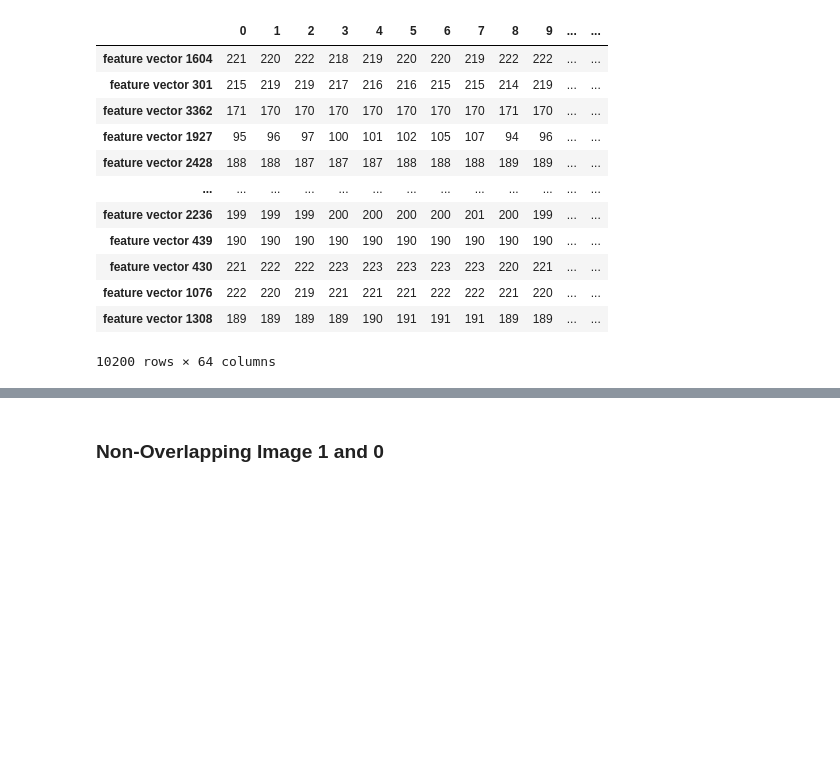
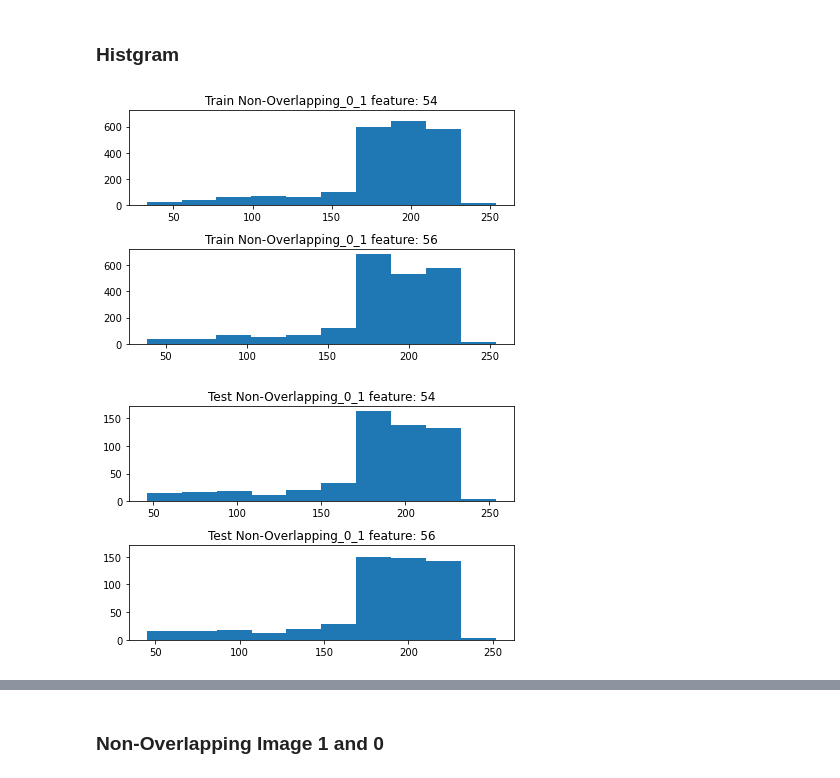
Before and after one commit to vathanahim/image_analysis, a Jupyter notebook: Part_2/code/Assignment2.ipynb, the cells around one changed output, grey strips where cells are left out. Drawn from its saved outputs; the diff is of its cells as text; code cells hidden in the pictures; blank space fills up the shorter version.

```diff
--- a/Part_2/code/Assignment2.ipynb
+++ b/Part_2/code/Assignment2.ipynb
@@ -12,22 +14,6 @@ df_nonoverlapping_01 = pd.read_csv('../data/nonoverlapping/img_0_1.csv', index_c
 df_nonoverlapping_012 = pd.read_csv('../data/nonoverlapping/img_0_1_2.csv', index_col=0)
 df_overlapping_01 = pd.read_csv('../data/overlapping/image01.csv', index_col=0)
 df_overlapping_012 = pd.read_csv('../data/overlapping/image012.csv', index_col=0)
-# %%
-df_overlapping_012.iloc[:,:64]
-# %% [output]
-|  | 0 | 1 | 2 | 3 | 4 | 5 | 6 | 7 | 8 | 9 | ... | ... |
-| feature vector 1604 | 221 | 220 | 222 | 218 | 219 | 220 | 220 | 219 | 222 | 222 | ... | ... |
-| feature vector 301 | 215 | 219 | 219 | 217 | 216 | 216 | 215 | 215 | 214 | 219 | ... | ... |
-| feature vector 3362 | 171 | 170 | 170 | 170 | 170 | 170 | 170 | 170 | 171 | 170 | ... | ... |
-| feature vector 1927 | 95 | 96 | 97 | 100 | 101 | 102 | 105 | 107 | 94 | 96 | ... | ... |
-| feature vector 2428 | 188 | 188 | 187 | 187 | 187 | 188 | 188 | 188 | 189 | 189 | ... | ... |
-| ... | ... | ... | ... | ... | ... | ... | ... | ... | ... | ... | ... | ... |
-| feature vector 2236 | 199 | 199 | 199 | 200 | 200 | 200 | 200 | 201 | 200 | 199 | ... | ... |
-| feature vector 439 | 190 | 190 | 190 | 190 | 190 | 190 | 190 | 190 | 190 | 190 | ... | ... |
-| feature vector 430 | 221 | 222 | 222 | 223 | 223 | 223 | 223 | 223 | 220 | 221 | ... | ... |
-| feature vector 1076 | 222 | 220 | 219 | 221 | 221 | 221 | 222 | 222 | 221 | 220 | ... | ... |
-| feature vector 1308 | 189 | 189 | 189 | 189 | 190 | 191 | 191 | 191 | 189 | 189 | ... | ... |
-10200 rows × 64 columns
 # %%
 #helper function
 
@@ -65,2 +62,10 @@ x_train_nonover_012, x_test_nonover_012, y_train_nonover_012, y_test_nonover_012
 x_train_over_01, x_test_over_01, y_train_over_01, y_test_over_01 = gen_train_test(df_overlapping_01)
 x_train_over_012, x_test_over_012, y_train_over_012, y_test_over_012 = gen_train_test(df_overlapping_012)
+# %% [markdown]
+### Histgram
+# %%
+gen_histo(x_train_nonover_01, '54', '56', 'Train Non-Overlapping_0_1')
+gen_histo(x_test_nonover_01, '54', '56', 'Test Non-Overlapping_0_1')
+# %% [output]
+[figure, added]
+[figure, added]
```
Also changed, not shown: parts of 31 cells of this notebook.
